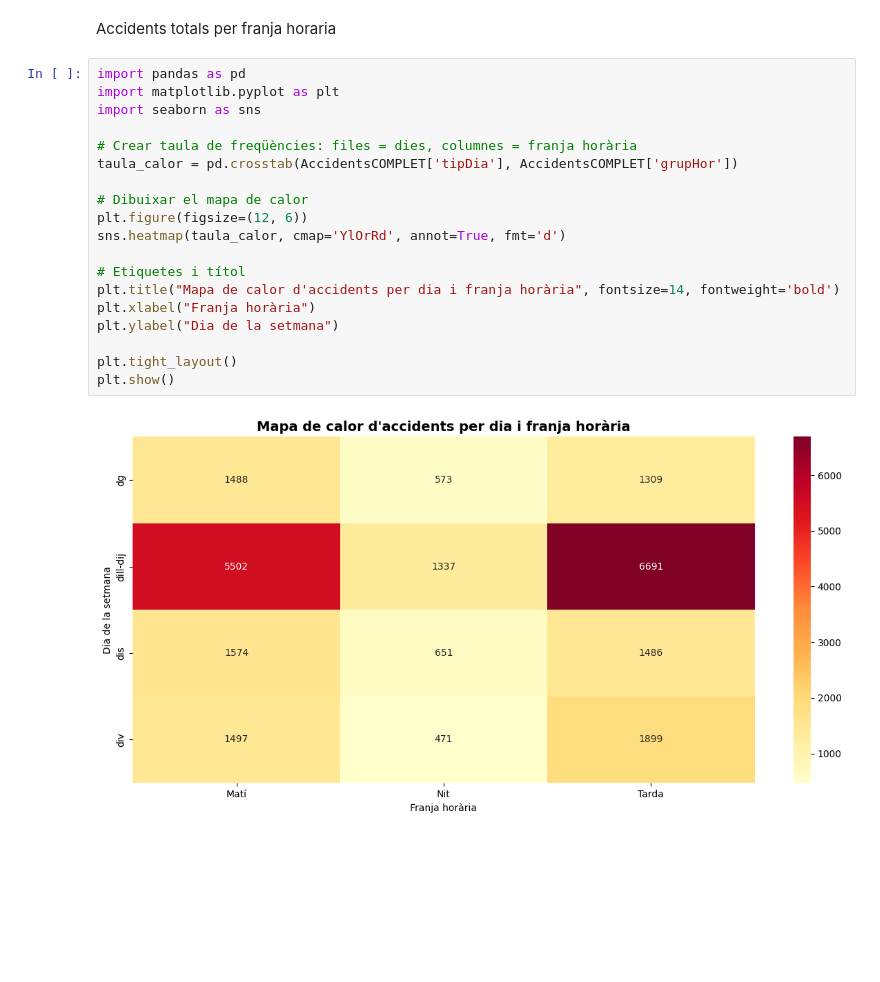
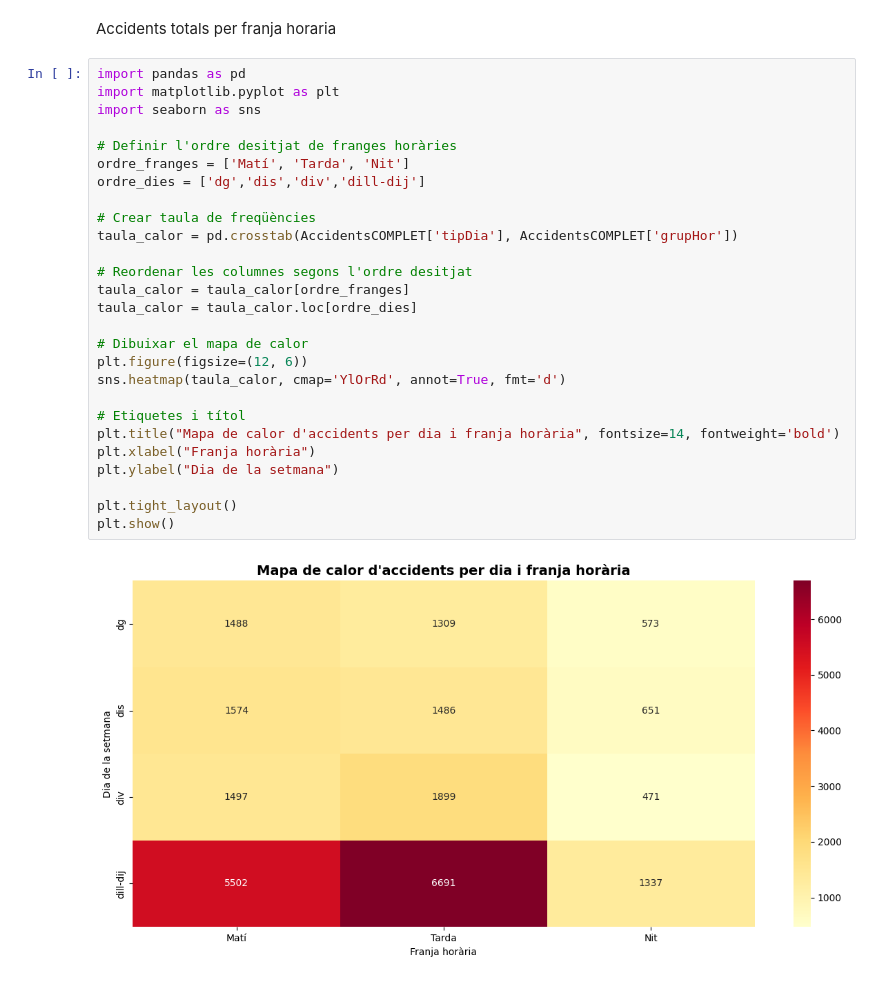
Before and after one commit to SeergiCureero/Proyecto-Analitica-Descriptiva, a Jupyter notebook: main.ipynb, the cells around one changed output. Drawn from its saved outputs; the diff is of its cells as text; blank space fills up the shorter version.

```diff
--- a/main.ipynb
+++ b/main.ipynb
@@ -426,21 +426,29 @@ Accidents totals per franja horaria
 # %%
 import pandas as pd
 import matplotlib.pyplot as plt
 import seaborn as sns
 
-# Crear taula de freqüències: files = dies, columnes = franja horària
+# Definir l'ordre desitjat de franges horàries
+ordre_franges = ['Matí', 'Tarda', 'Nit']
+ordre_dies = ['dg','dis','div','dill-dij']
+
+# Crear taula de freqüències
 taula_calor = pd.crosstab(AccidentsCOMPLET['tipDia'], AccidentsCOMPLET['grupHor'])
+
+# Reordenar les columnes segons l'ordre desitjat
+taula_calor = taula_calor[ordre_franges]
+taula_calor = taula_calor.loc[ordre_dies]
 
 # Dibuixar el mapa de calor
 plt.figure(figsize=(12, 6))
 sns.heatmap(taula_calor, cmap='YlOrRd', annot=True, fmt='d')
 
 # Etiquetes i títol
 plt.title("Mapa de calor d'accidents per dia i franja horària", fontsize=14, fontweight='bold')
 plt.xlabel("Franja horària")
 plt.ylabel("Dia de la setmana")
 
 plt.tight_layout()
 plt.show()
 # %% [output]
-[figure, old version]
+[figure, new version]
```
